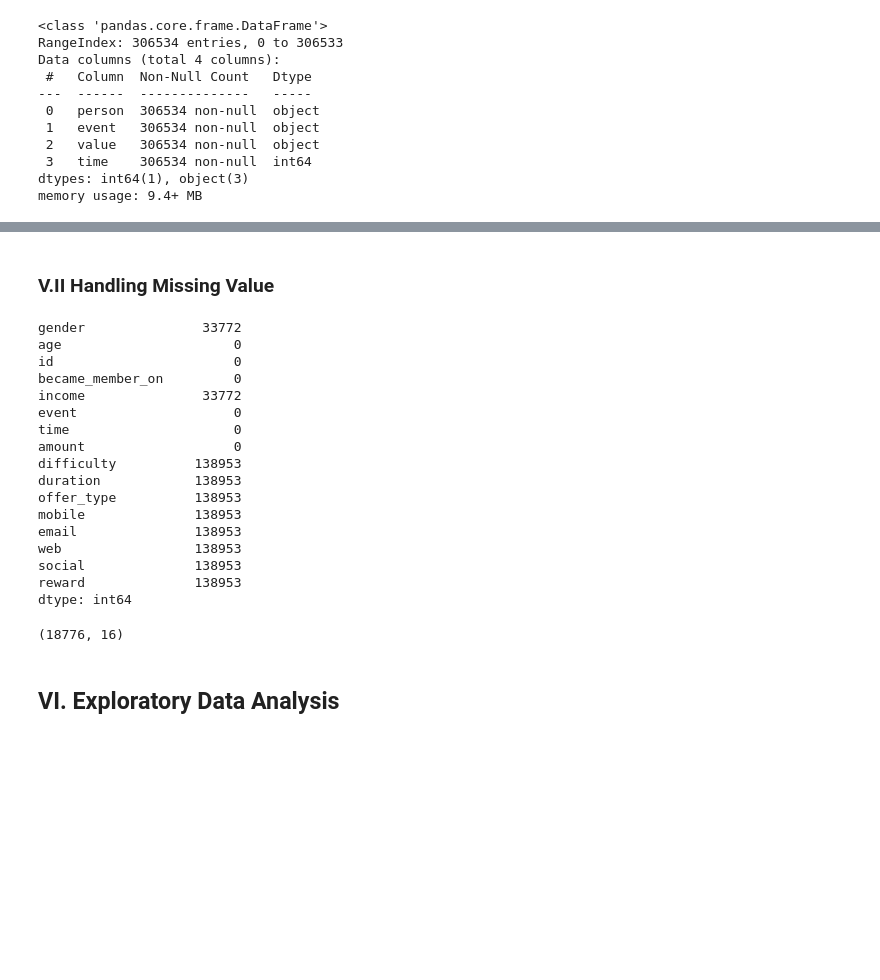
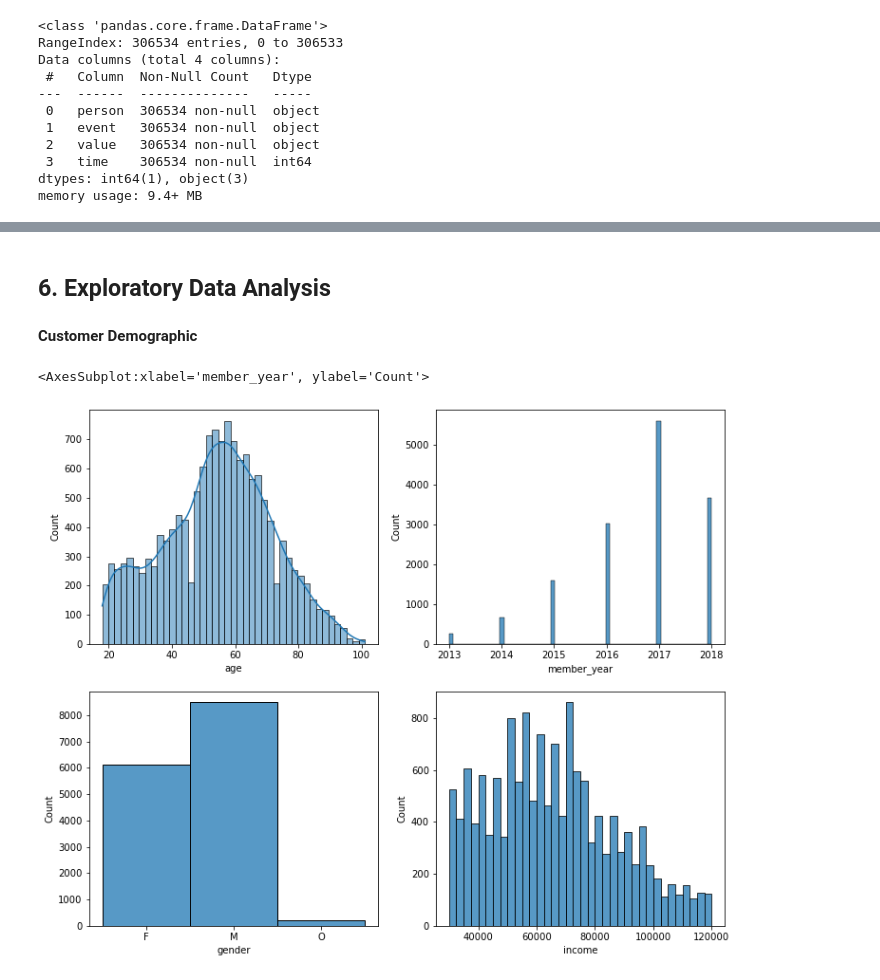
Before and after one commit to fuza-ail/Starbucks-Customer-Segmentation, a Jupyter notebook: Starbucks_customer_segmentation.ipynb, the cells around one changed output, grey strips where cells are left out. Cells and saved outputs as stored; diff of their text form; code cells hidden in the pictures; blank space fills up the shorter version.

```diff
--- a/Starbucks_customer_segmentation.ipynb
+++ b/Starbucks_customer_segmentation.ipynb
@@ -77,0 +186,2 @@ memory usage: 664.2+ KB
+# %%
+profile.dropna(subset=['gender'], inplace=True)
@@ -78 +197,10 @@ memory usage: 664.2+ KB
+# %%
+# rename id into customer_id
+profile.rename(columns={'id':'customer_id'},inplace=True)
+
+# change datatype
+profile['became_member_on'] = pd.to_datetime(profile['became_member_on'],format = '%Y%m%d')
+
+# add member year column
+profile['member_year'] = profile['became_member_on'].dt.year
 # %%
@@ -188,28 +332,21 @@ df.shape
-# %% [markdown]
-### V.II Handling Missing Value
-# %%
-df.isna().sum()
-# %% [output]
-gender               33772
-age                      0
-id                       0
-became_member_on         0
-income               33772
-event                    0
-time                     0
-amount                   0
-difficulty          138953
-duration            138953
-offer_type          138953
-mobile              138953
-email               138953
-web                 138953
-social              138953
-reward              138953
-dtype: int64
-# %%
-df[df['gender'].isna() & df['income'].isna()].shape
-# %% [output]
-(18776, 16)
 # %% [markdown]
-## VI. Exploratory Data Analysis
+## 6. Exploratory Data Analysis
+# %% [markdown]
+**Customer Demographic**
+# %%
+fig, axs = plt.subplots(2,2, figsize=(12,10))
+
+# Age
+sns.histplot(data=profile['age'], kde=True, ax=axs[0,0])
+
+# Gender
+sns.histplot(data=profile['gender'], ax=axs[1,0])
+
+# Income
+sns.histplot(data=profile['income'], ax=axs[1,1])
+
+# Member year
+sns.histplot(data=profile['member_year'], ax=axs[0,1])
+# %% [output]
+<AxesSubplot:xlabel='member_year', ylabel='Count'>
+[figure, added]
```
Also changed, not shown: parts of 56 cells of this notebook, 1 other file.
